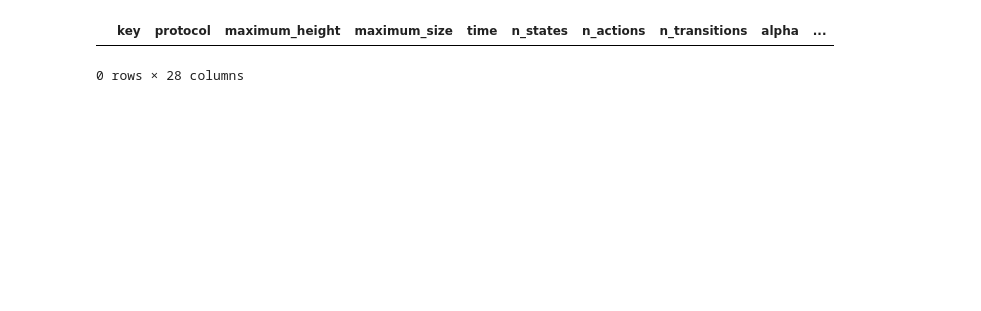
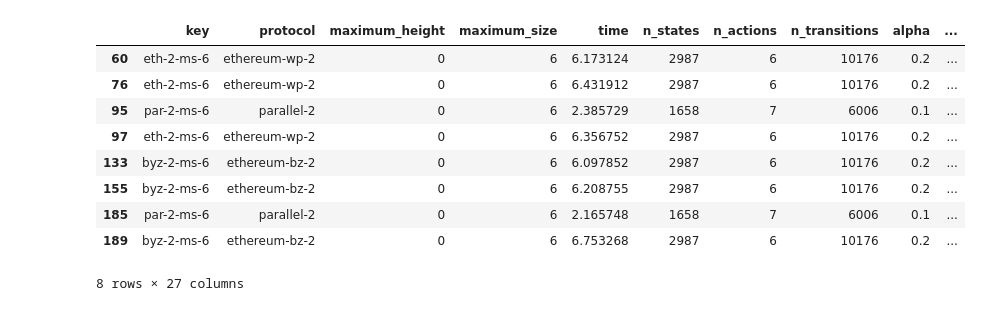
Before and after one commit to pkel/cpr, a Jupyter notebook: mdp/measure-ours.ipynb, the cells around one changed output. Saved outputs shown, nothing was run; the diff lists cells and outputs as text; code cells hidden in the pictures; blank space fills up the shorter version.

```diff
--- a/mdp/measure-ours.ipynb
+++ b/mdp/measure-ours.ipynb
@@ -24,8 +24,18 @@ data
 # %%
-data[(data.ss_n - data.ss_nonzero) != 0].drop(columns=["model_hum", "protocol_hum"])
+data[(data.ss_reachable - data.ss_nonzero) != 0].drop(
+    columns=["model_hum", "protocol_hum"]
+)
 # %% [output]
 |  | key | protocol | maximum_height | maximum_size | time | n_states | n_actions | n_transitions | alpha | ... |
+| 60 | eth-2-ms-6 | ethereum-wp-2 | 0 | 6 | 6.173124 | 2987 | 6 | 10176 | 0.2 | ... |
+| 76 | eth-2-ms-6 | ethereum-wp-2 | 0 | 6 | 6.431912 | 2987 | 6 | 10176 | 0.2 | ... |
+| 95 | par-2-ms-6 | parallel-2 | 0 | 6 | 2.385729 | 1658 | 7 | 6006 | 0.1 | ... |
+| 97 | eth-2-ms-6 | ethereum-wp-2 | 0 | 6 | 6.356752 | 2987 | 6 | 10176 | 0.2 | ... |
+| 133 | byz-2-ms-6 | ethereum-bz-2 | 0 | 6 | 6.097852 | 2987 | 6 | 10176 | 0.2 | ... |
+| 155 | byz-2-ms-6 | ethereum-bz-2 | 0 | 6 | 6.208755 | 2987 | 6 | 10176 | 0.2 | ... |
+| 185 | par-2-ms-6 | parallel-2 | 0 | 6 | 2.165748 | 1658 | 7 | 6006 | 0.1 | ... |
+| 189 | byz-2-ms-6 | ethereum-bz-2 | 0 | 6 | 6.753268 | 2987 | 6 | 10176 | 0.2 | ... |
-0 rows × 28 columns
+8 rows × 27 columns
 # %%
 # Compare model w.r.t. reward
 sns.relplot(
```
Also changed, not shown: parts of 6 cells of this notebook, 2 other files.
